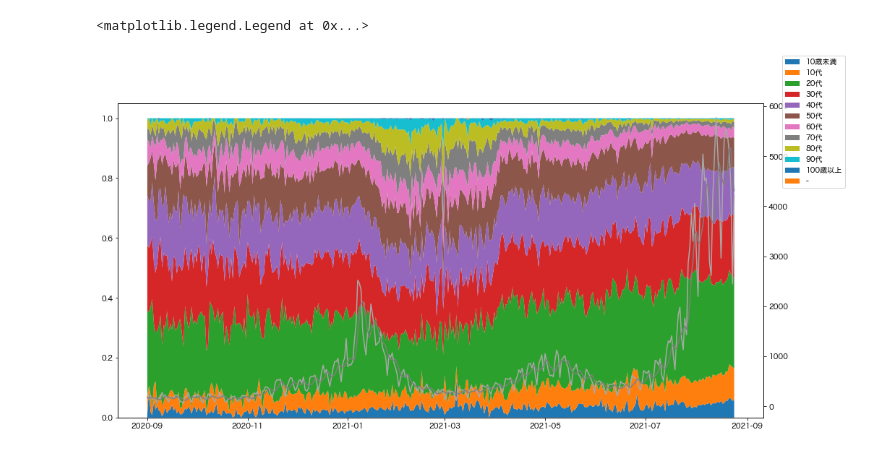
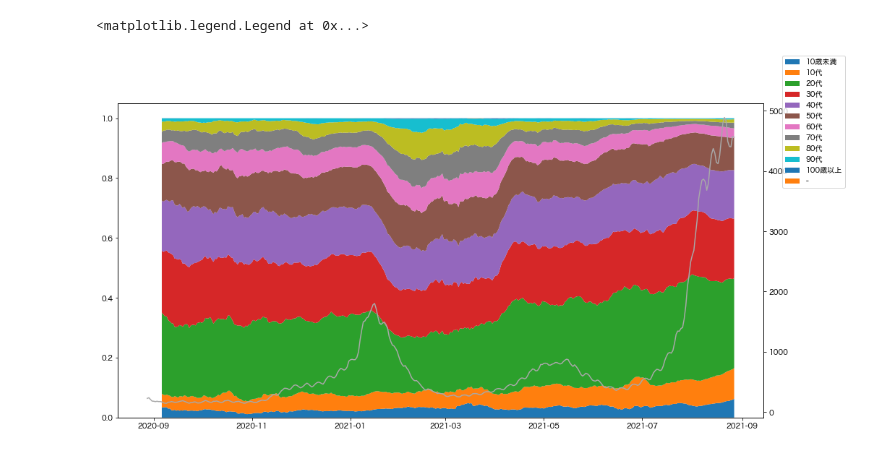
Before and after one commit to sonkm3/nkm3.github.io, a Jupyter notebook: content/ipynb/tokyo_covid19/tokyo_covid19_per_generation_daily_graph.ipynb, the cells around one changed output. Cells and saved outputs as stored; diff of their text form; code cells hidden in the pictures.

```diff
--- a/content/ipynb/tokyo_covid19/tokyo_covid19_per_generation_daily_graph.ipynb
+++ b/content/ipynb/tokyo_covid19/tokyo_covid19_per_generation_daily_graph.ipynb
@@ -5,10 +6,12 @@ import matplotlib.pyplot as plt
 # download csv from https://stopcovid19.metro.tokyo.lg.jp/data/130001_tokyo_covid19_patients.csv
 data = pd.read_csv('data/130001_tokyo_covid19_patients.csv', parse_dates = ['公表_年月日', '発症_年月日', '確定_年月日'], low_memory=False)
 # %%
-daily_data = data[(data['公表_年月日'] >= '2020-09-01') & (data['公表_年月日'] < '2021-09-01')]
+daily_data = data[(data['公表_年月日'] >= date(date.today().year - 1, date.today().month, date.today().day).strftime('%Y-%m-%d')) & (data['公表_年月日'] < date.today().strftime('%Y-%m-%d'))]
 
 cross_df = pd.crosstab(daily_data['公表_年月日'], columns=daily_data['患者_年代'], margins=True)
 cross_df = cross_df.reindex(columns=['10歳未満', '10代', '20代', '30代', '40代', '50代', '60代', '70代','80代', '90代', '100歳以上', '-', 'All'])
 cross_df = cross_df.drop('All', axis=0)
 
 cross_df.update(cross_df.loc[:, '10歳未満': '-'].div(cross_df["All"], axis=0))
+
+cross_df
@@ -15,14 +33,13 @@ cross_df.update(cross_df.loc[:, '10歳未満': '-'].div(cross_df["All"], axis=0)
 # %%
 fig = plt.figure(figsize=(16, 8))
 
 ax1 = fig.subplots()
 ax2 = ax1.twinx()
 
-ax1.stackplot(cross_df.index, cross_df.drop('All', axis=1).T, labels=['10歳未満', '10代', '20代', '30代', '40代', '50代', '60代', '70代','80代', '90代', '100歳以上', '-'])
-ax2.plot(cross_df['All'], color='darkgray')
-ax2.plot(cross_df['All'].rolling('5d').mean(), color='gray')
+ax1.stackplot(cross_df.index, cross_df.rolling(10).mean().drop('All', axis=1).T, labels=['10歳未満', '10代', '20代', '30代', '40代', '50代', '60代', '70代','80代', '90代', '100歳以上', '-'])
+ax2.plot(cross_df['All'].rolling('10d').mean(), color='darkgray')
 
 fig.legend()
 # %% [output]
 <matplotlib.legend.Legend at 0x...>
-[figure, old version]
+[figure, new version]
```
Also changed, not shown: parts of 2 cells of this notebook, 2 other files.
